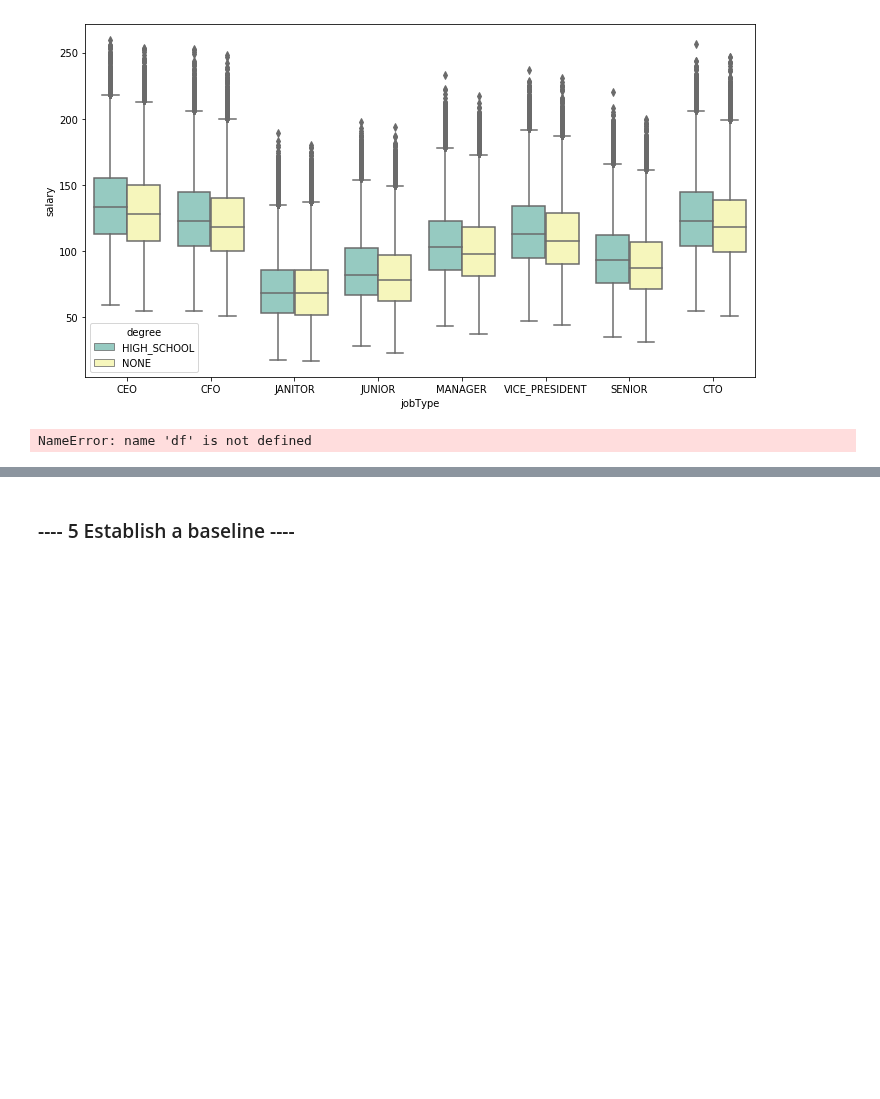
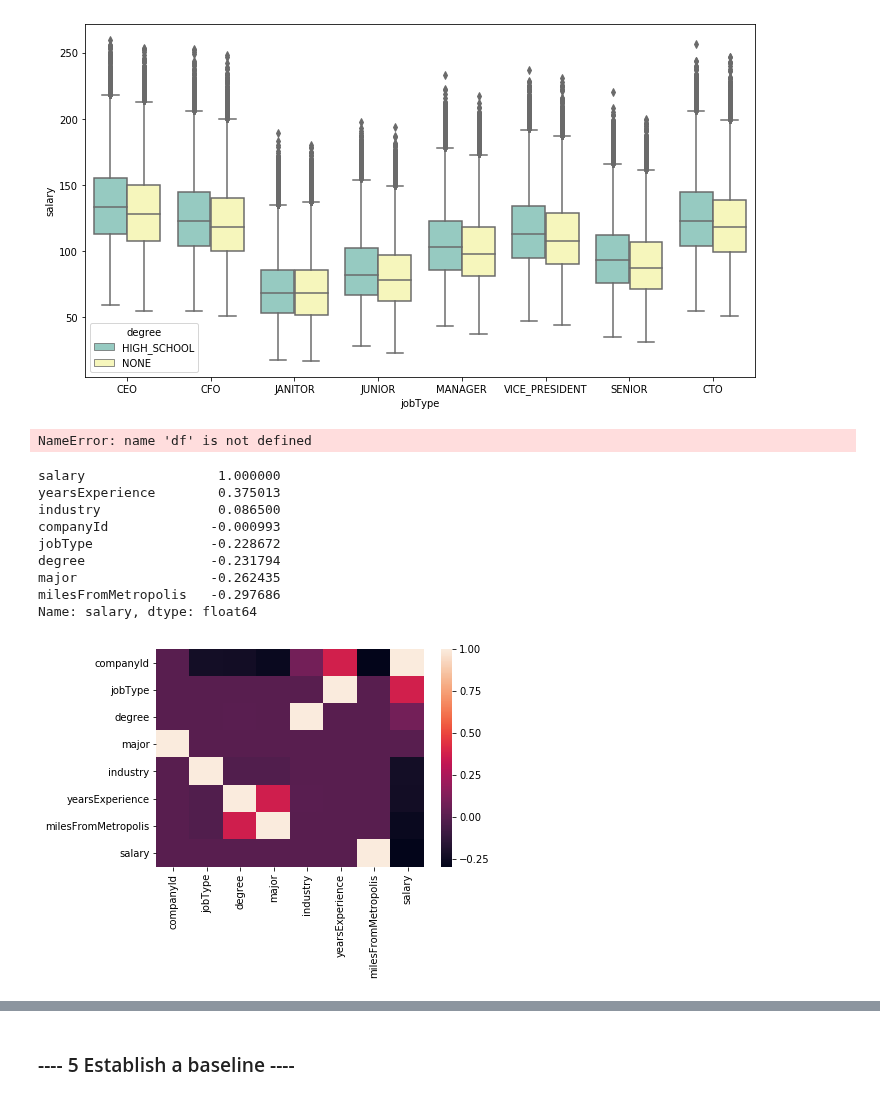
Before and after one commit to kirahman2/salarypredictionportfolio, a Jupyter notebook: Salary Prediction Notebook.ipynb, the cells around one changed output, grey strips where cells are left out. Saved outputs shown, nothing was run; the diff lists cells and outputs as text; code cells hidden in the pictures; blank space fills up the shorter version.

Commit message:
Adding heatmap method.

```diff
--- a/Salary Prediction Notebook.ipynb
+++ b/Salary Prediction Notebook.ipynb
@@ -336,3 +290,36 @@ data.train_df[data.train_df['salary']<51]
+# %%
+class Heatmap:
+    def __init__(self, train_df, target):
+        self.df = train_df
+        self.col = train_df.columns
+        self.target = target
+        self._create_corr_df(self.df, self.col, self.target)
+
+#     def _merge_df(self): # NEXT, merge target and trainff
+    def _create_corr_df(self, df, col, target):
+        corr = df.corr().sort_values(target, ascending=False)
+        print(corr[target])
+        self._create_heatmap(corr)
+    def _create_heatmap(self, corr):
+        sns.heatmap(corr, xticklabels=corr.columns.values, yticklabels=corr.columns.values)
+        return
+# %%
+hm = Heatmap(data.train_df, data.col_target)
+# hm = Heatmap(data.train_df, data.col_target)
+# data.col_all
+# data.train_df.columns
+# train_features, train_target
+# %% [output]
+salary                 1.000000
+yearsExperience        0.375013
+industry               0.086500
+companyId             -0.000993
+jobType               -0.228672
+degree                -0.231794
+major                 -0.262435
+milesFromMetropolis   -0.297686
+Name: salary, dtype: float64
+[figure, added]
 # %%
 # EDA
 # Correlation Matrix
```
Also changed, not shown: parts of 9 cells of this notebook.
